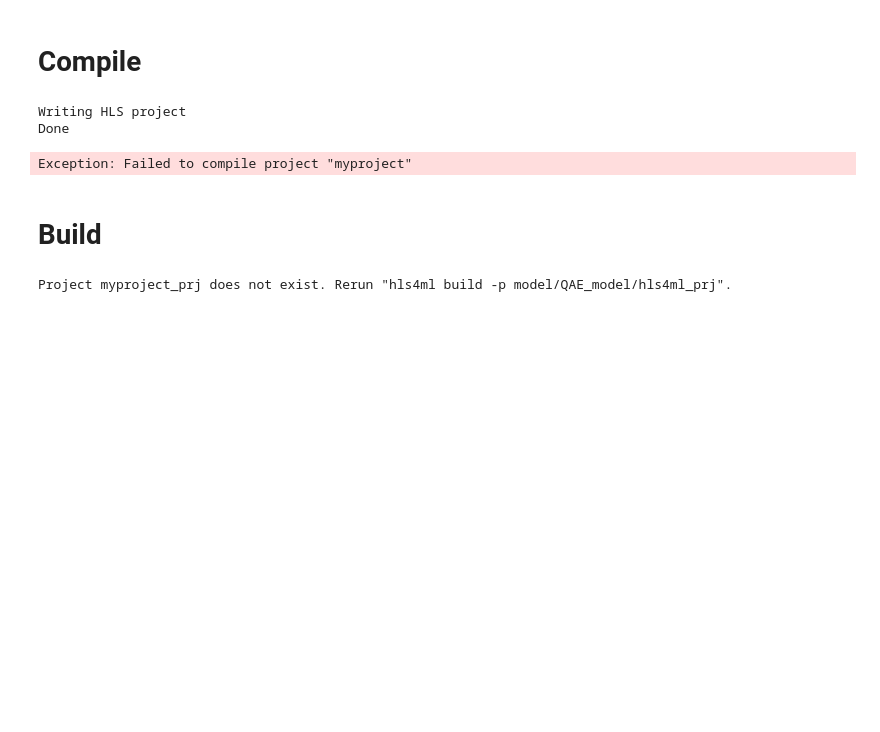
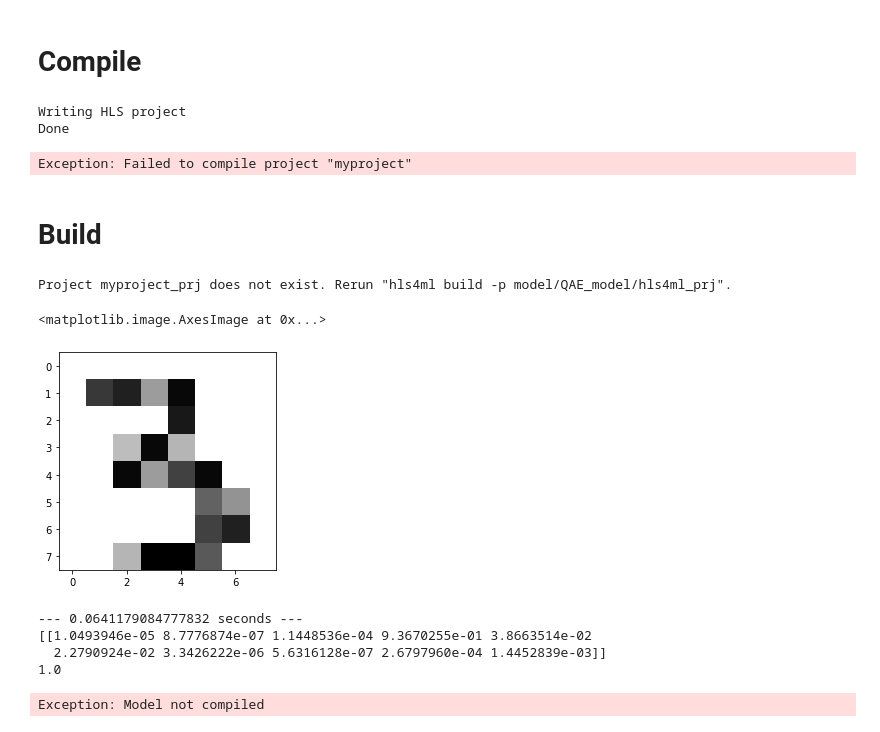
Before and after one commit to LorenzoValente3/Autoencoder-for-FPGA, a Jupyter notebook: hls4ml_conversion.ipynb, the cells around one changed output. Saved outputs shown, nothing was run; the diff lists cells and outputs as text; code cells hidden in the pictures; blank space fills up the shorter version.

```diff
--- a/hls4ml_conversion.ipynb
+++ b/hls4ml_conversion.ipynb
@@ -179,2 +143,39 @@ hls_model.build(csim=False)
 # %% [output]
 Project myproject_prj does not exist. Rerun "hls4ml build -p model/QAE_model/hls4ml_prj".
+# %%
+import MNIST_dataset as mnist
+
+#Choose the final size of your image dataset
+size_final = 8
+
+data_zoom = mnist.MNISTData(size_initial=20, size_final=size_final, color_depth=5, flat=True)
+
+from matplotlib import pyplot as plt
+
+#           0  1  2  3  4  5  6  7  8  9
+num_list = [3, 2, 1, 32,4, 15,21,0, 61,12]
+
+ax = plt.subplot(1, 1 , 1)
+img = data_zoom.x_test[32].reshape(1,-1)
+
+plt.imshow(img.reshape(size_final,size_final), cmap='gray_r')
+# %% [output]
+<matplotlib.image.AxesImage at 0x...>
+[figure, added]
+# %%
+import time
+import numpy as np
+start_time = time.time()
+out = qae_w_classifier_pruned.predict(img)
+print("--- %s seconds ---" % (time.time() - start_time))
+print(out)
+print(np.sum(out))
+# %% [output]
+--- 0.0641179084777832 seconds ---
+[[1.0493946e-05 8.7776874e-07 1.1448536e-04 9.3670255e-01 3.8663514e-02
+  2.2790924e-02 3.3426222e-06 5.6316128e-07 2.6797960e-04 1.4452839e-03]]
+1.0
+# %%
+y = hls_model.predict(img)[1]
+# %% [output]
+Exception: Model not compiled
```
Also changed, not shown: parts of 10 cells of this notebook, 4 other files.
